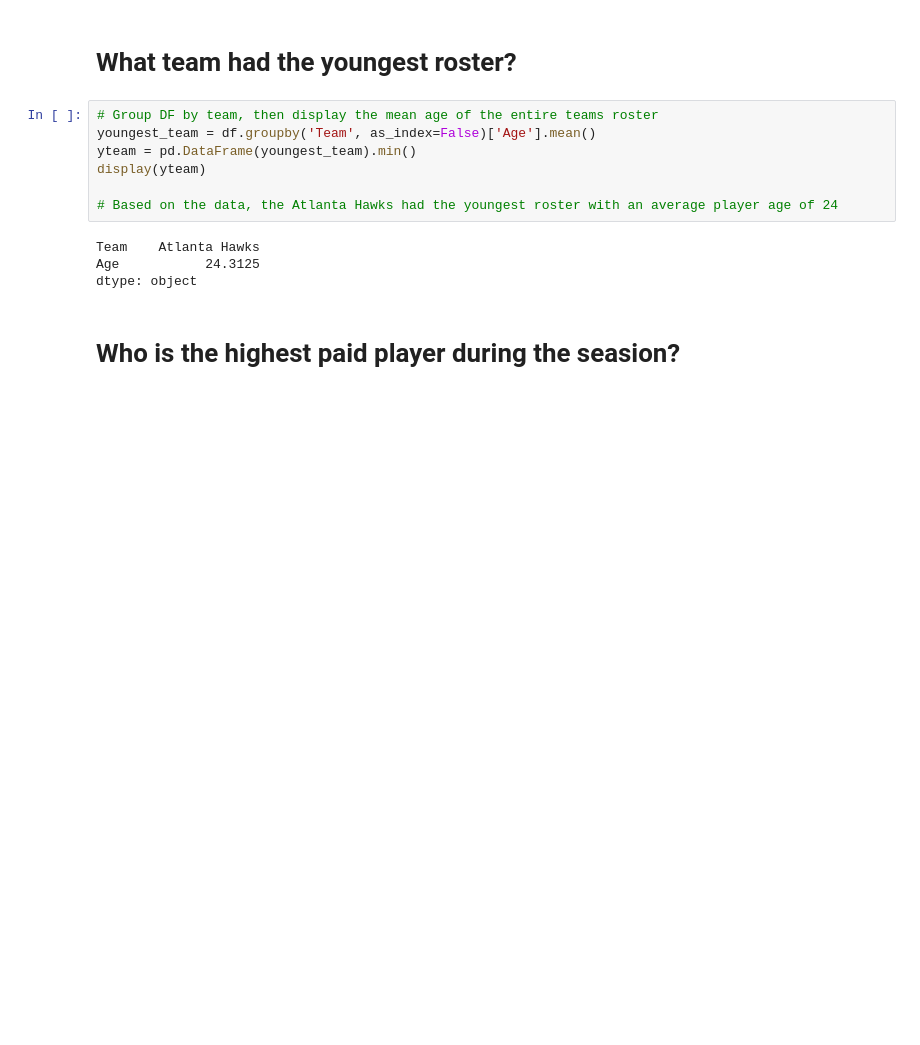
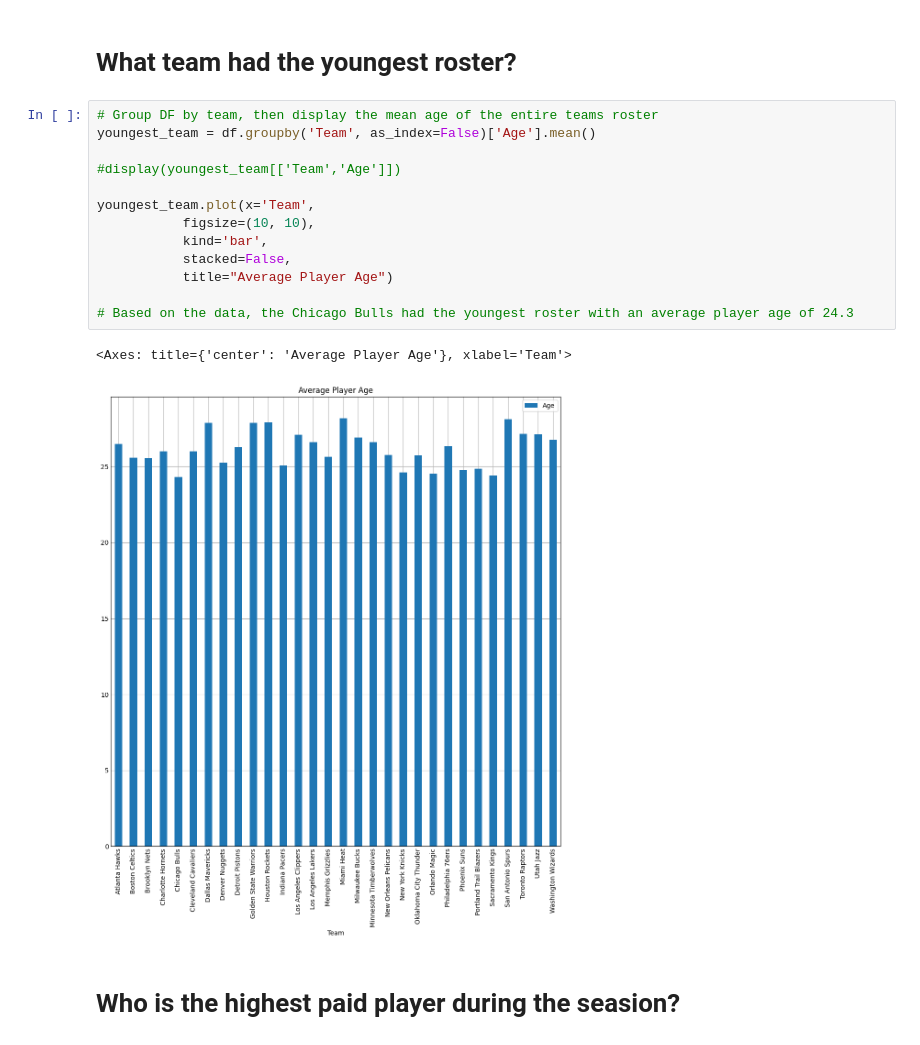
Before and after one commit to TroyFleming/nba-pandas-analysis, a Jupyter notebook: NBA Regular Season 2018-19 Data Challenge.ipynb, the cells around one changed output. Cells and saved outputs as stored; diff of their text form; blank space fills up the shorter version.

```diff
--- a/NBA Regular Season 2018-19 Data Challenge.ipynb
+++ b/NBA Regular Season 2018-19 Data Challenge.ipynb
@@ -153,14 +160,19 @@ display(bper_df[["Name","Team","Player Efficiency Rating"]])
 # %%
 # Group DF by team, then display the mean age of the entire teams roster
 youngest_team = df.groupby('Team', as_index=False)['Age'].mean()
-yteam = pd.DataFrame(youngest_team).min()
-display(yteam)
 
-# Based on the data, the Atlanta Hawks had the youngest roster with an average player age of 24
+#display(youngest_team[['Team','Age']])
+
+youngest_team.plot(x='Team',
+           figsize=(10, 10),
+           kind='bar',
+           stacked=False,
+           title="Average Player Age")
+
+# Based on the data, the Chicago Bulls had the youngest roster with an average player age of 24.3
 # %% [output]
-Team    Atlanta Hawks
-Age           24.3125
-dtype: object
+<Axes: title={'center': 'Average Player Age'}, xlabel='Team'>
+[figure, added]
 # %% [markdown]
 # Who is the highest paid player during the seasion?
 # %%
```
Also changed, not shown: parts of 2 cells of this notebook.
